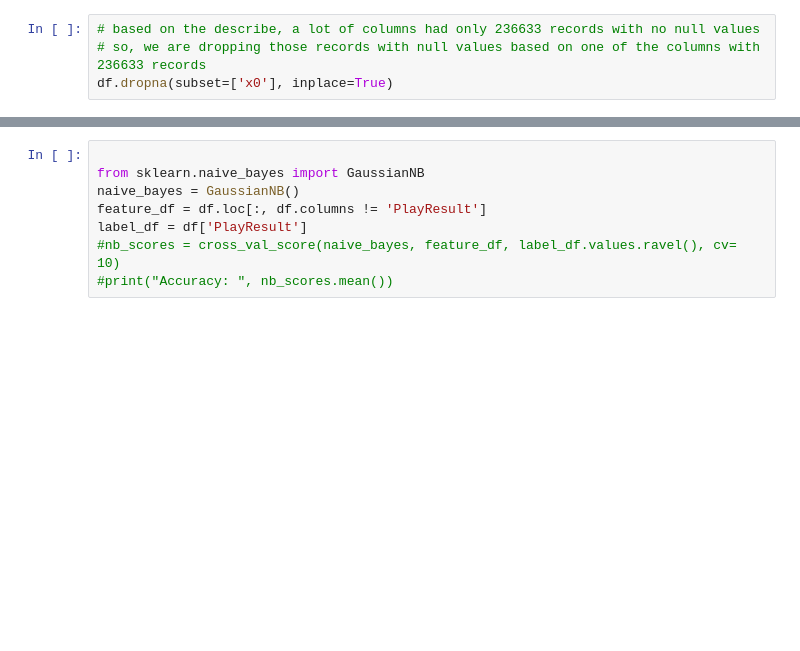
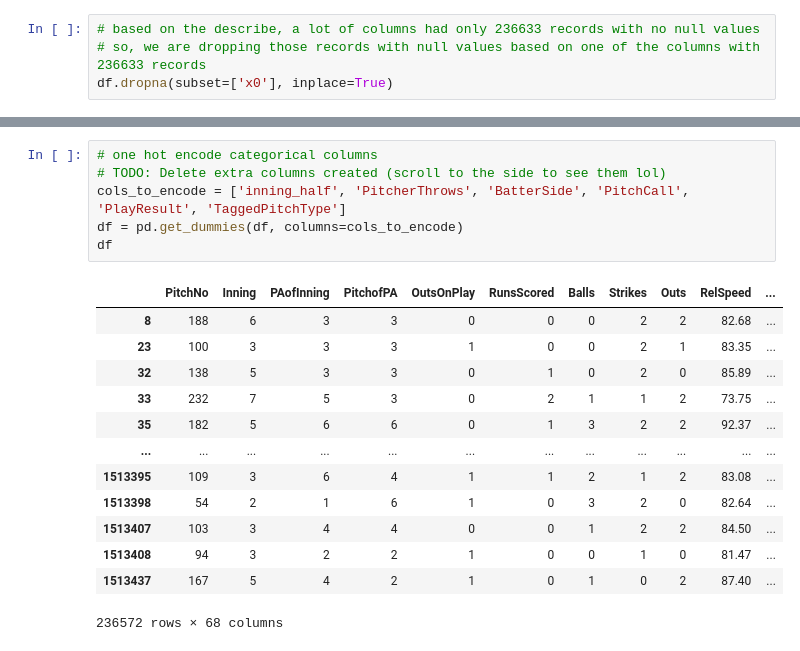
Before and after one commit to sanakohli/ml-project, a Jupyter notebook: ML_notebook.ipynb, the cells around one changed output, grey strips where cells are left out. Cells and saved outputs as stored; diff of their text form; blank space fills up the shorter version.

```diff
--- a/ML_notebook.ipynb
+++ b/ML_notebook.ipynb
@@ -284,8 +325,20 @@ df.iloc[:,30:].describe(include="all")
-# %%
-
-from sklearn.naive_bayes import GaussianNB
-naive_bayes = GaussianNB()
-feature_df = df.loc[:, df.columns != 'PlayResult']
-label_df = df['PlayResult']
-#nb_scores = cross_val_score(naive_bayes, feature_df, label_df.values.ravel(), cv= 10)
-#print("Accuracy: ", nb_scores.mean())
+# %%
+# one hot encode categorical columns
+# TODO: Delete extra columns created (scroll to the side to see them lol)
+cols_to_encode = ['inning_half', 'PitcherThrows', 'BatterSide', 'PitchCall', 'PlayResult', 'TaggedPitchType']
+df = pd.get_dummies(df, columns=cols_to_encode)
+df
+# %% [output]
+|  | PitchNo | Inning | PAofInning | PitchofPA | OutsOnPlay | RunsScored | Balls | Strikes | Outs | RelSpeed | ... |
+| 8 | 188 | 6 | 3 | 3 | 0 | 0 | 0 | 2 | 2 | 82.68 | ... |
+| 23 | 100 | 3 | 3 | 3 | 1 | 0 | 0 | 2 | 1 | 83.35 | ... |
+| 32 | 138 | 5 | 3 | 3 | 0 | 1 | 0 | 2 | 0 | 85.89 | ... |
+| 33 | 232 | 7 | 5 | 3 | 0 | 2 | 1 | 1 | 2 | 73.75 | ... |
+| 35 | 182 | 5 | 6 | 6 | 0 | 1 | 3 | 2 | 2 | 92.37 | ... |
+| ... | ... | ... | ... | ... | ... | ... | ... | ... | ... | ... | ... |
+| 1513395 | 109 | 3 | 6 | 4 | 1 | 1 | 2 | 1 | 2 | 83.08 | ... |
+| 1513398 | 54 | 2 | 1 | 6 | 1 | 0 | 3 | 2 | 0 | 82.64 | ... |
+| 1513407 | 103 | 3 | 4 | 4 | 0 | 0 | 1 | 2 | 2 | 84.50 | ... |
+| 1513408 | 94 | 3 | 2 | 2 | 1 | 0 | 0 | 1 | 0 | 81.47 | ... |
+| 1513437 | 167 | 5 | 4 | 2 | 1 | 0 | 1 | 0 | 2 | 87.40 | ... |
+236572 rows × 68 columns
```
Also changed, not shown: parts of 9 cells of this notebook.
